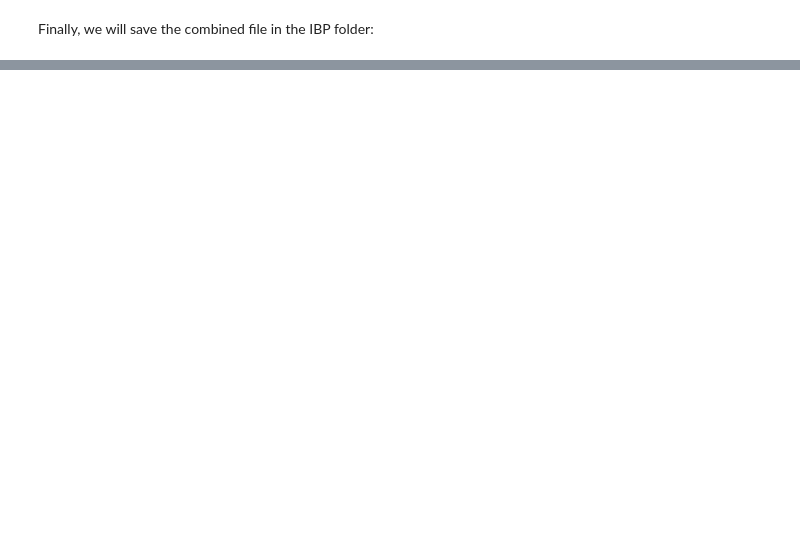
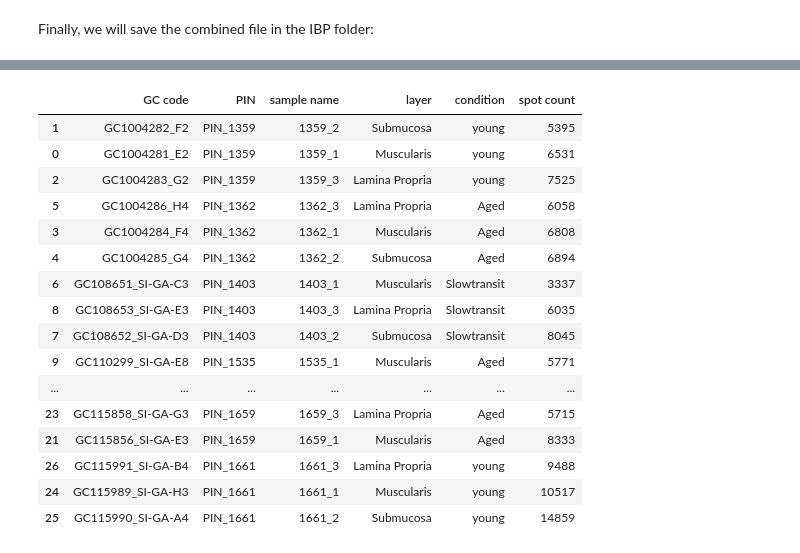
Before and after one commit to nynkekatinka/ibp-human-gut-cell-atlas-analysis, a Jupyter notebook: data_structure_breakdown.ipynb, the cells around one changed output, grey strips where cells are left out. Saved outputs shown, nothing was run; the diff lists cells and outputs as text; code cells hidden in the pictures; blank space fills up the shorter version.

```diff
--- a/data_structure_breakdown.ipynb
+++ b/data_structure_breakdown.ipynb
@@ -159,0 +265,20 @@ Name: batch, dtype: int64
+# %%
+merged.sort_values(by=["PIN","spot count"])
+# %% [output]
+|  | GC code | PIN | sample name | layer | condition | spot count |
+| 1 | GC1004282_F2 | PIN_1359 | 1359_2 | Submucosa | young | 5395 |
+| 0 | GC1004281_E2 | PIN_1359 | 1359_1 | Muscularis | young | 6531 |
+| 2 | GC1004283_G2 | PIN_1359 | 1359_3 | Lamina Propria | young | 7525 |
+| 5 | GC1004286_H4 | PIN_1362 | 1362_3 | Lamina Propria | Aged | 6058 |
+| 3 | GC1004284_F4 | PIN_1362 | 1362_1 | Muscularis | Aged | 6808 |
+| 4 | GC1004285_G4 | PIN_1362 | 1362_2 | Submucosa | Aged | 6894 |
+| 6 | GC108651_SI-GA-C3 | PIN_1403 | 1403_1 | Muscularis | Slowtransit | 3337 |
+| 8 | GC108653_SI-GA-E3 | PIN_1403 | 1403_3 | Lamina Propria | Slowtransit | 6035 |
+| 7 | GC108652_SI-GA-D3 | PIN_1403 | 1403_2 | Submucosa | Slowtransit | 8045 |
+| 9 | GC110299_SI-GA-E8 | PIN_1535 | 1535_1 | Muscularis | Aged | 5771 |
+| ... | ... | ... | ... | ... | ... | ... |
+| 23 | GC115858_SI-GA-G3 | PIN_1659 | 1659_3 | Lamina Propria | Aged | 5715 |
+| 21 | GC115856_SI-GA-E3 | PIN_1659 | 1659_1 | Muscularis | Aged | 8333 |
+| 26 | GC115991_SI-GA-B4 | PIN_1661 | 1661_3 | Lamina Propria | young | 9488 |
+| 24 | GC115989_SI-GA-H3 | PIN_1661 | 1661_1 | Muscularis | young | 10517 |
+| 25 | GC115990_SI-GA-A4 | PIN_1661 | 1661_2 | Submucosa | young | 14859 |
```
Also changed, not shown: parts of 13 cells of this notebook.
